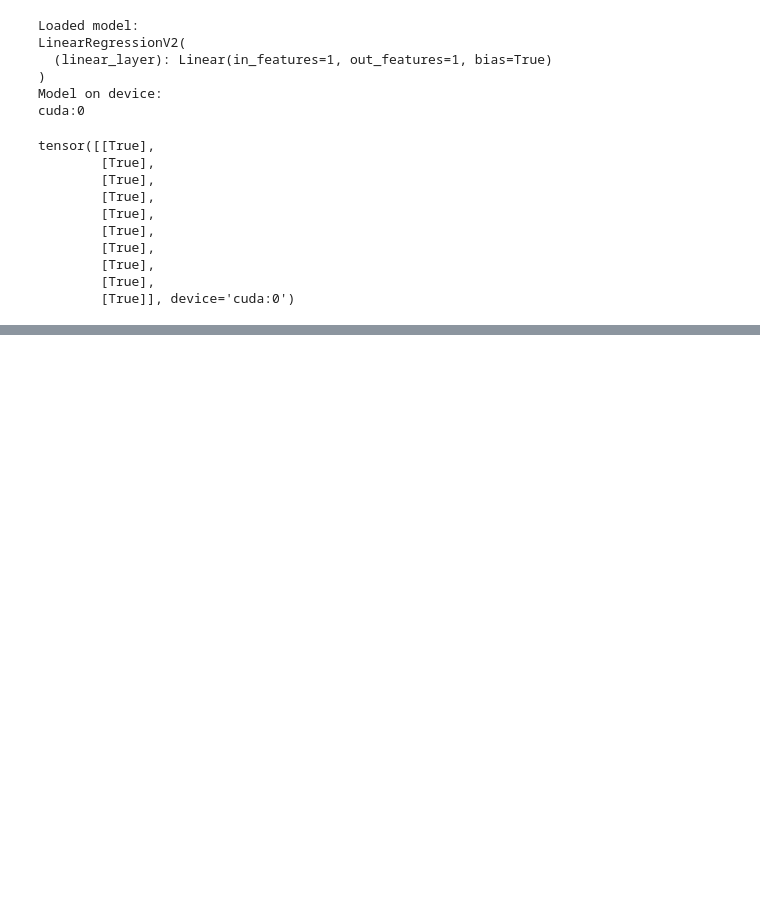
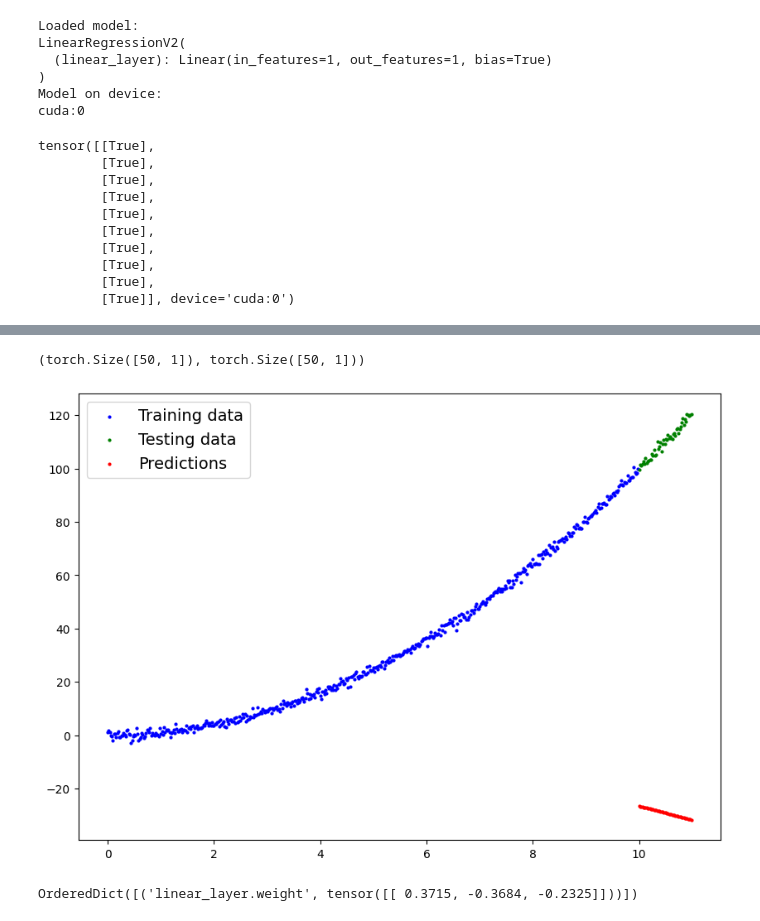
Before and after one commit to andythetechnerd03/PyTorch_Learning, a Jupyter notebook: 01_pytorch_workflow.ipynb, the cells around one changed output, grey strips where cells are left out. Cells and saved outputs as stored; diff of their text form; code cells hidden in the pictures; blank space fills up the shorter version.

```diff
--- a/01_pytorch_workflow.ipynb
+++ b/01_pytorch_workflow.ipynb
@@ -641,0 +714,54 @@ tensor([[True],
+# %%
+def plot_predictions(train_data,
+                     train_labels,
+                     test_data,
+                     test_labels,
+                     predictions=None):
+  """
+  Plots training data, test data and compares predictions.
+  """
+  plt.figure(figsize=(10, 7))
+
+  # Plot training data in blue
+  plt.scatter(train_data, train_labels, c="b", s=4, label="Training data")
+
+  # Plot test data in green
+  plt.scatter(test_data, test_labels, c="g", s=4, label="Testing data")
+
+  if predictions is not None:
+    # Plot the predictions in red (predictions were made on the test data)
+    plt.scatter(test_data, predictions, c="r", s=4, label="Predictions")
+
+  # Show the legend
+  plt.legend(prop={"size": 14});
+# %%
+x_train = torch.arange(0,10,0.02).unsqueeze(dim=1)
+y_train = torch.pow(x_train, 2) + torch.randn((500,1))
+x_test = torch.arange(10,11, 0.02).unsqueeze(dim=1)
+y_test = torch.pow(x_test, 2) + torch.randn((50,1))
+# %%
+class PolynomialRegression(nn.Module):
+  def __init__(self, n: int):
+    super().__init__()
+    self.linear_layer = nn.Linear(in_features=n+1,
+                                  out_features=1,
+                                  bias=False)
+    self.order = n
+
+  def forward(self, x: torch.Tensor) -> torch.Tensor:
+    x_poly = PolynomialFeatures(self.order).fit_transform(x)
+    return self.linear_layer(torch.Tensor(x_poly))
+# %%
+poly_2 = PolynomialRegression(n=2)
+# %%
+poly_2(x_test).shape, y_test.shape
+# %% [output]
+(torch.Size([50, 1]), torch.Size([50, 1]))
+# %%
+plot_predictions(x_train, y_train, x_test, y_test, predictions=poly_2(x_test).detach().numpy())
+# %% [output]
+[figure, added]
+# %%
+poly_2.state_dict()
+# %% [output]
+OrderedDict([('linear_layer.weight', tensor([[ 0.3715, -0.3684, -0.2325]]))])
```
Also changed, not shown: parts of 26 cells of this notebook.
